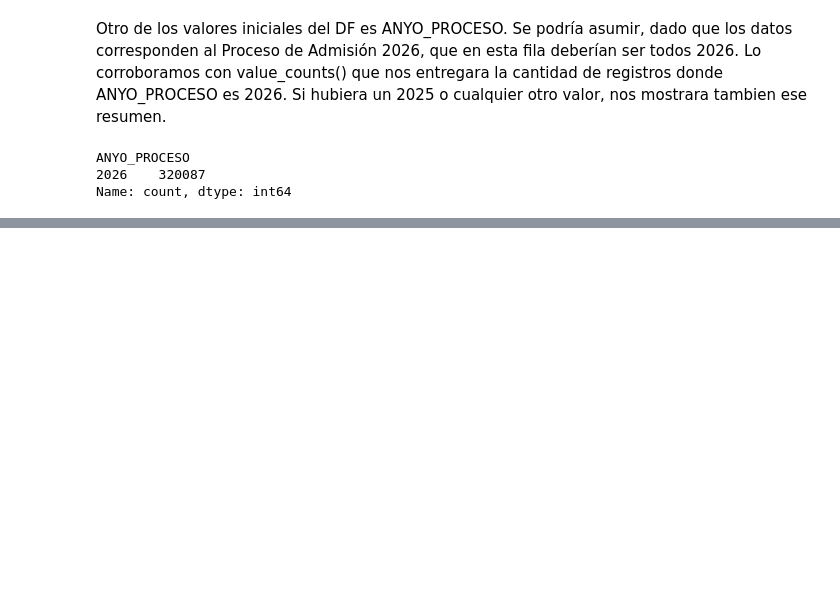
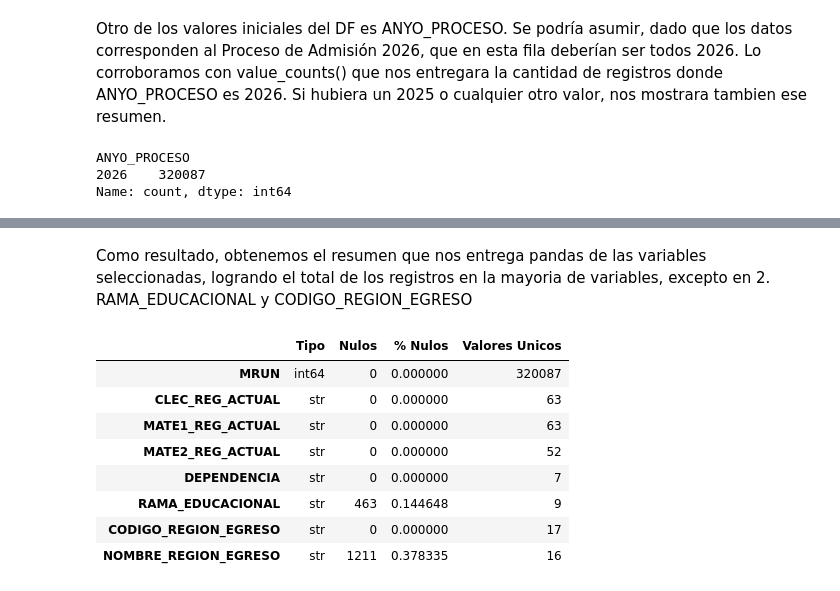
Before and after one commit to nicklichen/proyecto-paes-2026, a Jupyter notebook: notebooks/01_exploracion_datos.ipynb, the cells around one changed output, grey strips where cells are left out. Cells and saved outputs as stored; diff of their text form; code cells hidden in the pictures; blank space fills up the shorter version.

Commit message:
Avanza EDA de variables clave PAES 2026

```diff
--- a/notebooks/01_exploracion_datos.ipynb
+++ b/notebooks/01_exploracion_datos.ipynb
@@ -168,0 +174,23 @@ Name: count, dtype: int64
+# %%
+variables_trabajo = [
+    "MRUN",
+    "CLEC_REG_ACTUAL",
+    "MATE1_REG_ACTUAL",
+    "MATE2_REG_ACTUAL",
+    "DEPENDENCIA",
+    "RAMA_EDUCACIONAL",
+    "CODIGO_REGION_EGRESO",
+    "NOMBRE_REGION_EGRESO"
+]
+inscritos[variables_trabajo].info()
+# En esta funcion, tomamos inscritos que fue nuestra "varibale" asociada al dataframe que lee desde el .csv y seleccionamos
+# el conjunto de variables/columnas que definimos en variables_trabajo y sobre esto aplicamos info()
+
+# En esta oportunidad se ha dejado fuera columnas que no agregan valor dada la formulacion del proyecto, en esta etapa
+# de todas formas, lo que hacemos con las listas o df, es seleccionar para trabajar, nunca eliminar, por lo que de ser
+# necesario otros datos en el futuro, se pueden agregar sin problemas.
+
+# En la primera ejecucion de esta instrucción, olvide colocar MATE2_REG_ACTUAL pero basto identificar esta condicion
+# para simplemente agregarla a las variables de trabajo y luego el codigo se ejecuta de forma transparente, sin mayor
+# impacto. Si en vez de utilizar una lista/arreglo, hubieramos definido las variables una por una, tendriamos que editar
+# agregar hacia abajo cualquier instruccion que utilizara alguna variable que dejamos fuera.
@@ -168,0 +213,29 @@ Name: count, dtype: int64
+# %% [markdown]
+Como resultado, obtenemos el resumen que nos entrega pandas de las variables seleccionadas, logrando el total de los registros en la mayoria de variables, excepto en 2. RAMA_EDUCACIONAL y CODIGO_REGION_EGRESO
+# %%
+# Para un análisis mas en profundidad, utilizaremos una tabla para determinar tipos de variables, aunque ya tenemos una
+# nocion gracias a info(), la cantidad de nulos con su porcentaje y los valores unicos de las distintas columnas.
+# Para la Columna MRUN, deberiamos tener que todas las filas son unicos, tal como lo revisamos anteriormente, pero
+# en el caso de DEPENDENCIA, RAMA_EDUCACIONAL o CODIGO_REGION_EGRESO, deberemos ver un conjunto de valores que se repiten
+# ya que estas columnas traen informacion de agrupacion.
+
+resumen_variables_trabajo = pd.DataFrame({
+    "Tipo": inscritos[variables_trabajo].dtypes,
+    "Nulos": inscritos[variables_trabajo].isna().sum(),
+    "% Nulos": inscritos[variables_trabajo].isna().mean()*100,
+    "Valores Unicos": inscritos[variables_trabajo].nunique()
+})
+
+resumen_variables_trabajo # Lo muestra como tabla, mejor formato.
+# or
+#print(resumen_variables_trabajo)
+# %% [output]
+|  | Tipo | Nulos | % Nulos | Valores Unicos |
+| MRUN | int64 | 0 | 0.000000 | 320087 |
+| CLEC_REG_ACTUAL | str | 0 | 0.000000 | 63 |
+| MATE1_REG_ACTUAL | str | 0 | 0.000000 | 63 |
+| MATE2_REG_ACTUAL | str | 0 | 0.000000 | 52 |
+| DEPENDENCIA | str | 0 | 0.000000 | 7 |
+| RAMA_EDUCACIONAL | str | 463 | 0.144648 | 9 |
+| CODIGO_REGION_EGRESO | str | 0 | 0.000000 | 17 |
+| NOMBRE_REGION_EGRESO | str | 1211 | 0.378335 | 16 |
```
Also changed, not shown: parts of 13 cells of this notebook.
